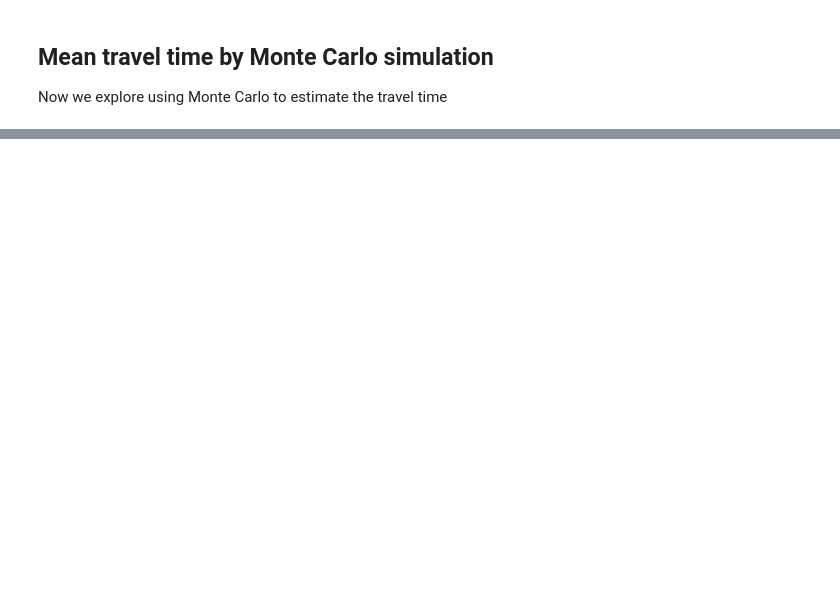
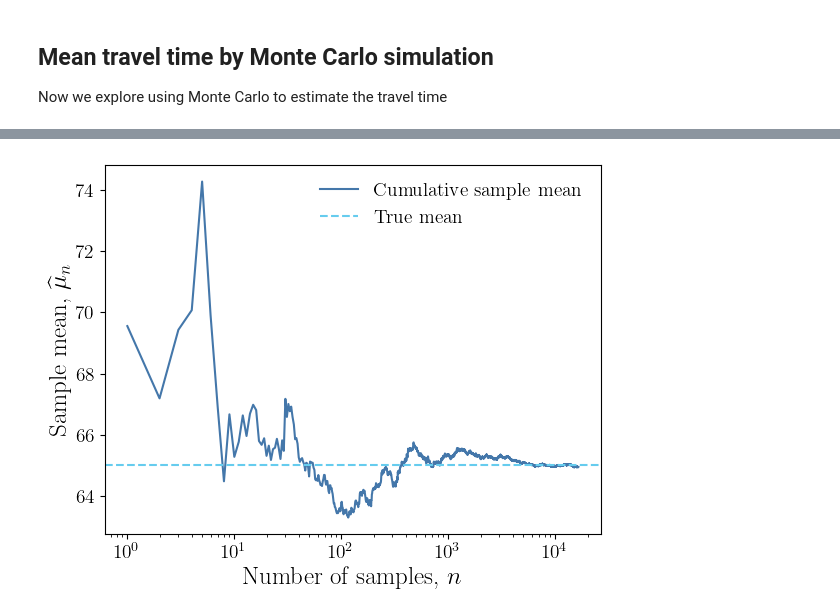
Before and after one commit to fjhickernell/MATH565Fall2026, a Jupyter notebook: notebooks/applications/AreWeThereYet.ipynb, the cells around one changed output, grey strips where cells are left out. Drawn from its saved outputs; the diff is of its cells as text; code cells hidden in the pictures; blank space fills up the shorter version.

```diff
--- a/notebooks/applications/AreWeThereYet.ipynb
+++ b/notebooks/applications/AreWeThereYet.ipynb
@@ -295,0 +145,14 @@ With probability 90.0% you will make it to your friend's house within 79.4 minut
+# %%
+n_max = 2**14
+nrange = np.arange(1, n_max + 1)
+Wait_samples = WaitingTimeSampler(n_max)
+T_samples = T0 + Wait_samples.sum(axis=1)
+sample_mean_T = np.cumsum(T_samples) / nrange
+
+plt.semilogx(nrange, sample_mean_T, label="Cumulative sample mean")
+plt.axhline(true_mean_T, color=colors["cyan"], linestyle="--", label="True mean")
+plt.xlabel(r"Number of samples, $n$")
+plt.ylabel(r"Sample mean, $\widehat{\mu}_n$")
+plt.legend(frameon=False);
+# %% [output]
+[figure, added]
```
Also changed, not shown: parts of 58 cells of this notebook, 5 other files.
